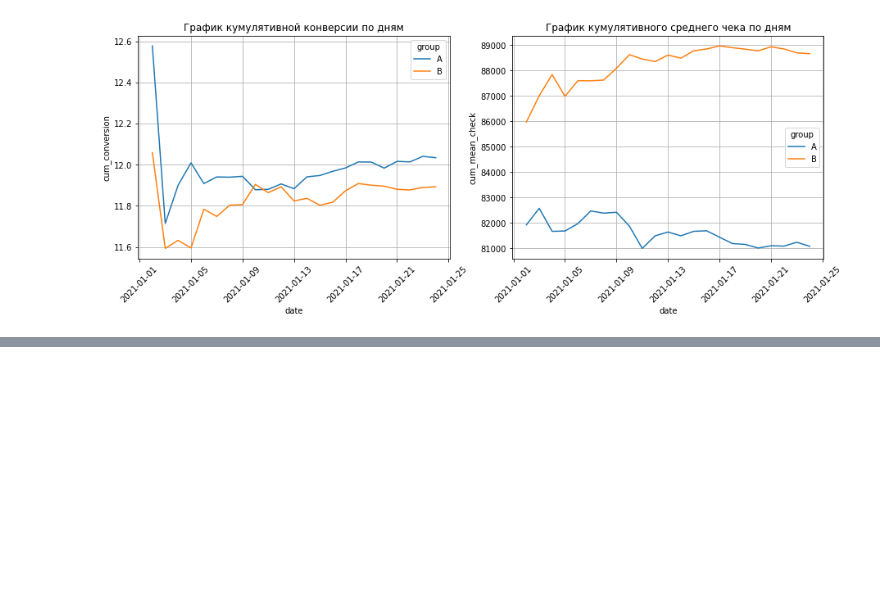
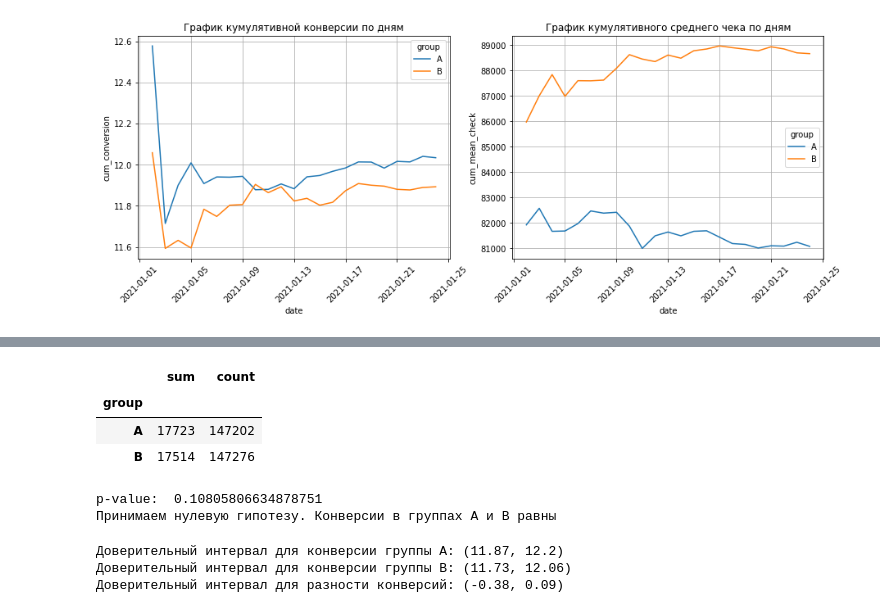
Before and after one commit to d3enjan/sf_data_science, a Jupyter notebook: skillfactory/EDA-5. A-B-тестирование/7. Закрепление знаний.ipynb, the cells around one changed output, grey strips where cells are left out. Saved outputs shown, nothing was run; the diff lists cells and outputs as text; code cells hidden in the pictures; blank space fills up the shorter version.

```diff
--- a/skillfactory/EDA-5. A-B-тестирование/7. Закрепление знаний.ipynb
+++ b/skillfactory/EDA-5. A-B-тестирование/7. Закрепление знаний.ipynb
@@ -214,0 +261,75 @@ axes[1].grid(True);
+# %%
+converted_piv= data.groupby('group')['purchase'].agg(
+    ['sum', 'count']
+)
+display(converted_piv)
+# нулевая и альтернативная гипотезы
+H0 = 'Конверсии в группах А и B равны'
+H1 = 'Конверсия в группе А больше чем конверсия в группе B'
+alpha = 0.05 # уровень значимости
+#вычисляем значение p-value для z-теста для пропорций
+_, p_value = proportions_ztest(
+    count=converted_piv['sum'], #число "успехов"
+    nobs=converted_piv['count'], #общее число наблюдений
+    alternative='larger'
+)
+#выводим результат на экран
+print('p-value: ', (p_value))
+#сравниваем полученное p-value с уровнем значимости
+if (p_value < alpha):
+    print("Отвергаем нулевую гипотезу. {}".format(H0))
+    print("Альтернативная гипотеза. H1: {}".format(H1))
+else:
+    print("Принимаем нулевую гипотезу. {}".format(H0))
+# %% [output]
+|  | sum | count |
+| group |  |  |
+| A | 17723 | 147202 |
+| B | 17514 | 147276 |
+p-value:  0.10805806634878751
+Принимаем нулевую гипотезу. Конверсии в группах А и B равны
+# %%
+def conversion_conf_interval(n, x_p, gamma=0.95):
+    alpha = 1 - gamma # уровень значимости
+    z_crit = -norm.ppf(alpha/2) # z критическое
+    eps = z_crit * (x_p * (1 - x_p) / n) ** 0.5 #погрешность
+    lower_bound = x_p - eps # левая (нижняя) граница
+    upper_bound = x_p + eps # правая (верхняя) граница
+    # возвращаем кортеж из округленных границ интервала
+    return round(lower_bound * 100, 2), round(upper_bound * 100, 2)
+
+a_data = updated_data[updated_data['group'] == 'A']
+b_data = updated_data[updated_data['group'] == 'B']
+conf_interval_a = conversion_conf_interval(
+a_data['user_id'].count(), # размер выборки
+a_data['purchase'].mean() # выборочная пропорция
+)
+conf_interval_b = conversion_conf_interval(
+b_data['user_id'].count(), # размер выборки
+b_data['purchase'].mean() # выборочная пропорция
+)
+print('Доверительный интервал для конверсии группы А: {}'.format(conf_interval_a))
+print('Доверительный интервал для конверсии группы B: {}'.format(conf_interval_b))
+
+def diff_conversion_conf_interval(n, xp, gamma=0.95):
+    alpha = 1 - gamma # уровень значимости
+    diff = xp[1] - xp[0] # выборочная разница конверсий групп B и A
+    z_crit = -norm.ppf(alpha/2) #z критическое
+    eps = z_crit * (xp[0] * (1 - xp[0])/n[0] + xp[1] * (1 - xp[1])/n[1]) ** 0.5 # погрешность
+    lower_bound = diff - eps # левая (нижняя) граница
+    upper_bound = diff + eps # правая (верхняя) граница
+    # возвращаем кортеж из округленных границ интервала
+    return round(lower_bound *100, 2), round(upper_bound * 100, 2)
+
+# размеры выборок групп А и B
+n = [a_data['user_id'].count(), b_data['user_id'].count()]
+# выборочная пропорция групп A и B
+xp = [a_data['purchase'].mean(), b_data['purchase'].mean()]
+
+# строим доверительный интервал для разности
+diff_inverval = diff_conversion_conf_interval(n, xp)
+print('Доверительный интервал для разности конверсий: {}'.format(diff_inverval)) #выводим результат
+# %% [output]
+Доверительный интервал для конверсии группы А: (11.87, 12.2)
+Доверительный интервал для конверсии группы B: (11.73, 12.06)
+Доверительный интервал для разности конверсий: (-0.38, 0.09)
```
Also changed, not shown: parts of 9 cells of this notebook, 1 other file.
